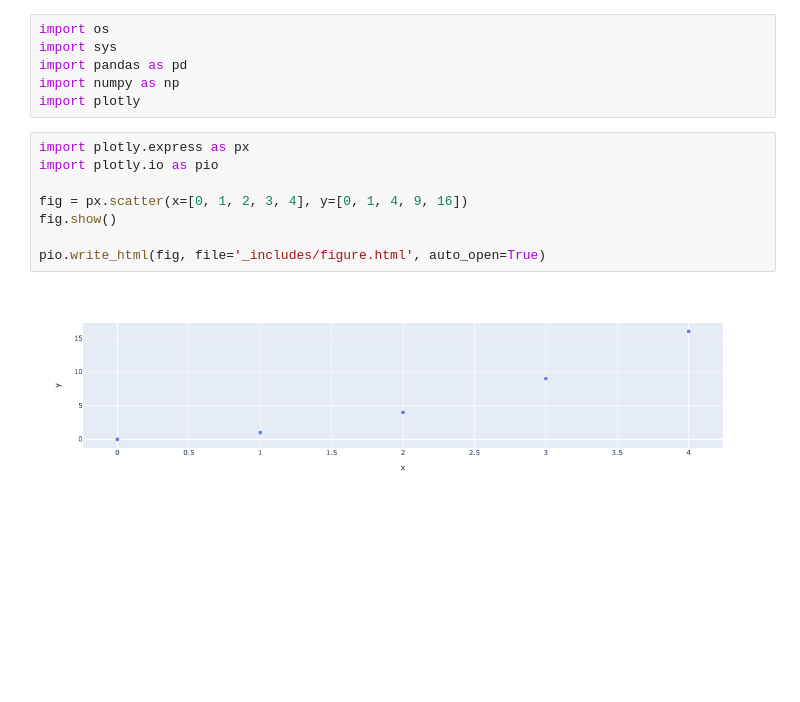
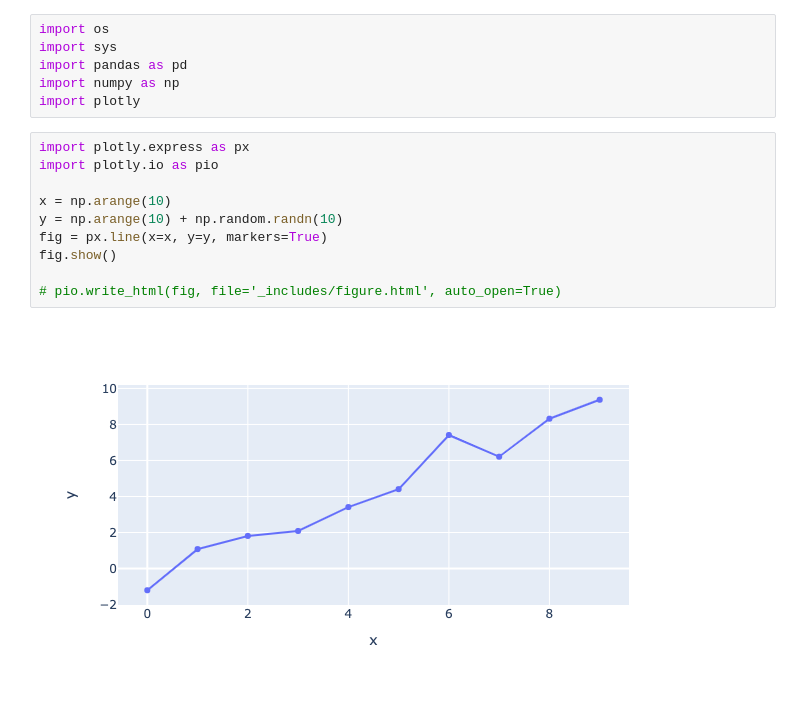
Before and after one commit to dafriedman97/hoops, a Jupyter notebook: plotly.ipynb, the cells around one changed output. Drawn from its saved outputs; the diff is of its cells as text; blank space fills up the shorter version.

```diff
--- a/plotly.ipynb
+++ b/plotly.ipynb
@@ -7,10 +7,12 @@ import plotly
 # %%
 import plotly.express as px
 import plotly.io as pio
 
-fig = px.scatter(x=[0, 1, 2, 3, 4], y=[0, 1, 4, 9, 16])
+x = np.arange(10)
+y = np.arange(10) + np.random.randn(10)
+fig = px.line(x=x, y=y, markers=True)
 fig.show()
 
-pio.write_html(fig, file='_includes/figure.html', auto_open=True)
+# pio.write_html(fig, file='_includes/figure.html', auto_open=True)
 # %% [output]
-[figure, old version]
+[figure, new version]
```
Also changed, not shown: 11 other files.
